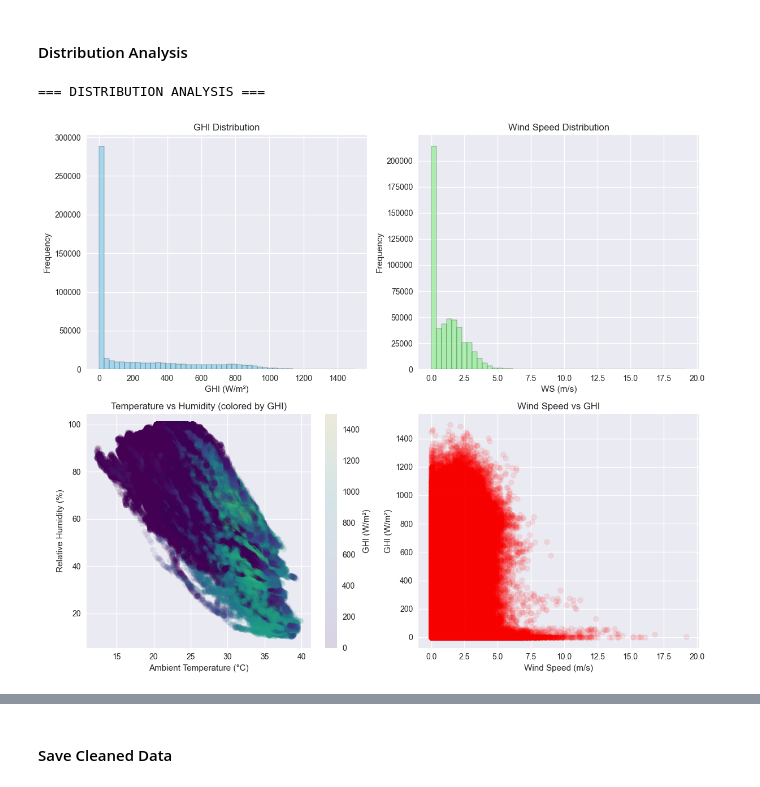
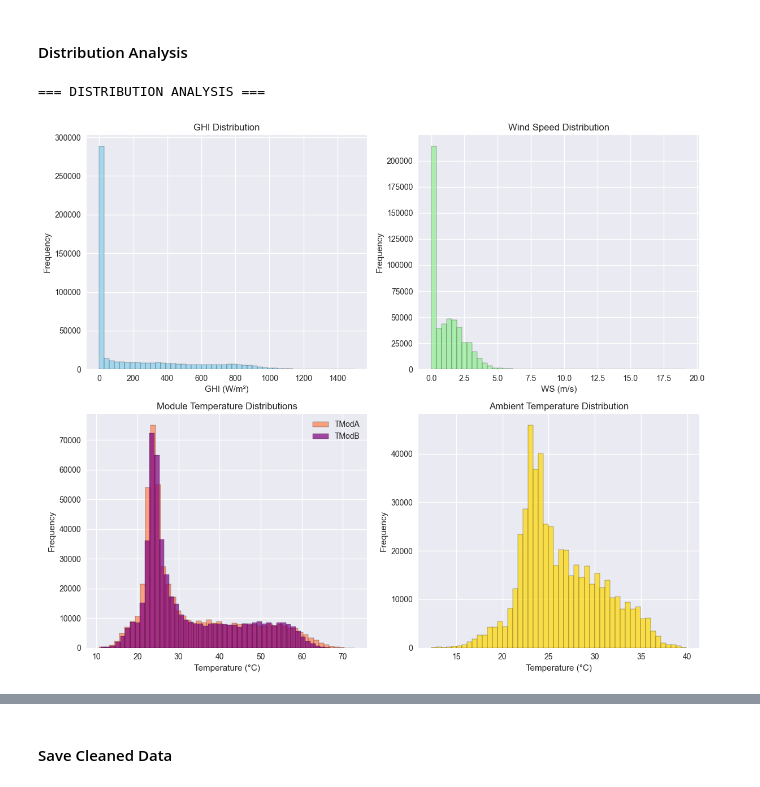
Before and after one commit to HermonaDev/solar-challenge-week0, a Jupyter notebook: notebooks/sierra_leone_eda.ipynb, the cells around one changed output, grey strips where cells are left out. Saved outputs shown, nothing was run; the diff lists cells and outputs as text; code cells hidden in the pictures.

Commit message:
feat: add advanced time series analysis, temp-humidity analysis, distribution analysis fr other variables and buble chart

```diff
--- a/notebooks/sierra_leone_eda.ipynb
+++ b/notebooks/sierra_leone_eda.ipynb
@@ -229,35 +263,36 @@ Cleaning
 # %%
 print("=== DISTRIBUTION ANALYSIS ===")
 
 fig, axes = plt.subplots(2, 2, figsize=(12, 10))
 
 # GHI Distribution
 axes[0,0].hist(df['GHI'], bins=50, alpha=0.7, color='skyblue', edgecolor='black')
 axes[0,0].set_title('GHI Distribution')
 axes[0,0].set_xlabel('GHI (W/m²)')
 axes[0,0].set_ylabel('Frequency')
 
 # Wind Speed Distribution
 axes[0,1].hist(df['WS'], bins=50, alpha=0.7, color='lightgreen', edgecolor='black')
 axes[0,1].set_title('Wind Speed Distribution')
 axes[0,1].set_xlabel('WS (m/s)')
 axes[0,1].set_ylabel('Frequency')
 
-# Temperature vs Humidity scatter
-scatter = axes[1,0].scatter(df['Tamb'], df['RH'], alpha=0.1, c=df['GHI'], cmap='viridis')
-axes[1,0].set_title('Temperature vs Humidity (colored by GHI)')
-axes[1,0].set_xlabel('Ambient Temperature (°C)')
-axes[1,0].set_ylabel('Relative Humidity (%)')
-plt.colorbar(scatter, ax=axes[1,0], label='GHI (W/m²)')
+# Module Temperature Comparison
+axes[1,0].hist(df['TModA'], bins=50, alpha=0.7, color='coral', label='TModA', edgecolor='black')
+axes[1,0].hist(df['TModB'], bins=50, alpha=0.7, color='purple', label='TModB', edgecolor='black')
+axes[1,0].set_title('Module Temperature Distributions')
+axes[1,0].set_xlabel('Temperature (°C)')
+axes[1,0].set_ylabel('Frequency')
+axes[1,0].legend()
 
-# Wind Speed vs GHI scatter
-axes[1,1].scatter(df['WS'], df['GHI'], alpha=0.1, color='red')
-axes[1,1].set_title('Wind Speed vs GHI')
-axes[1,1].set_xlabel('Wind Speed (m/s)')
-axes[1,1].set_ylabel('GHI (W/m²)')
+# Ambient Temperature Distribution
+axes[1,1].hist(df['Tamb'], bins=50, alpha=0.7, color='gold', edgecolor='black')
+axes[1,1].set_title('Ambient Temperature Distribution')
+axes[1,1].set_xlabel('Temperature (°C)')
+axes[1,1].set_ylabel('Frequency')
 
 plt.tight_layout()
 plt.show()
 # %% [output]
 === DISTRIBUTION ANALYSIS ===
-[figure, old version]
+[figure, new version]
```
Also changed, not shown: parts of 4 cells of this notebook.
